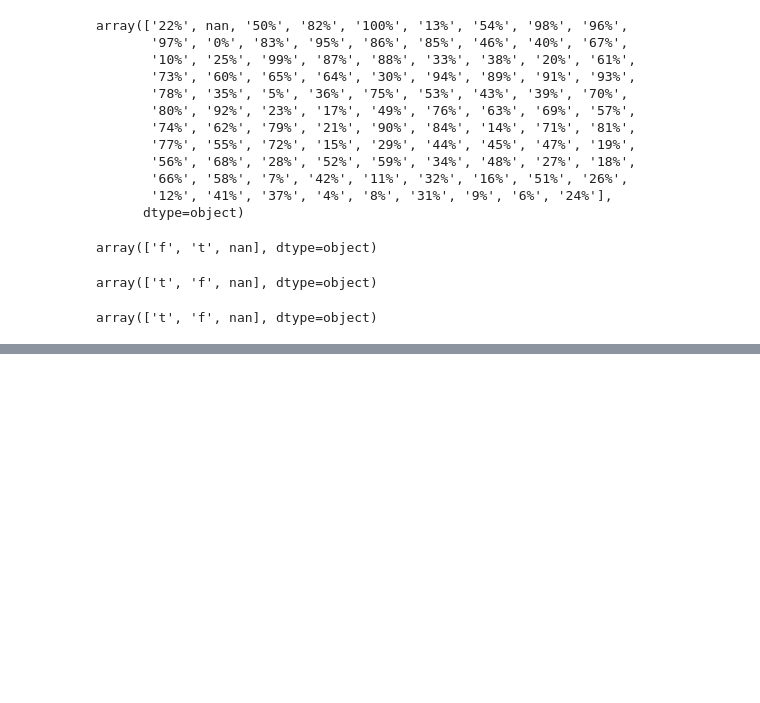
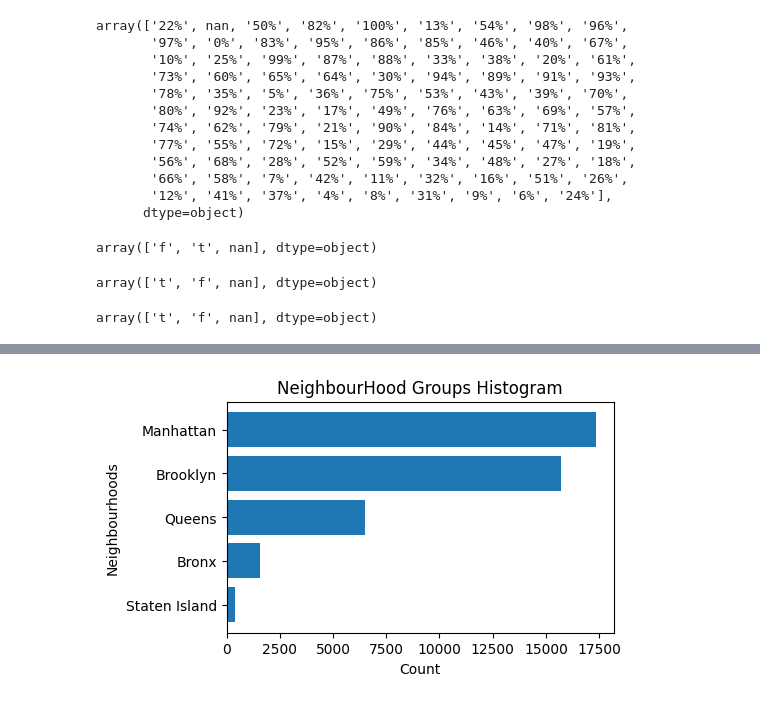
Before and after one commit to akshi-saxena/airbnb-price-prediction, a Jupyter notebook: Airbnb_Price_Prediction.ipynb, the cells around one changed output, grey strips where cells are left out. Drawn from its saved outputs; the diff is of its cells as text; code cells hidden in the pictures; blank space fills up the shorter version.

```diff
--- a/Airbnb_Price_Prediction.ipynb
+++ b/Airbnb_Price_Prediction.ipynb
@@ -215,0 +413,7 @@ array(["['email', 'phone', 'work_email']", "['email', 'phone']",
+# %%
+fig, ax = histogram_plot('NeighbourHood Groups Histogram', filtered_data['neighbourhood_group_cleansed'], thresh=200)
+fig.set_size_inches(5, 3)
+ax.set_xlabel('Count')
+ax.set_ylabel('Neighbourhoods');
+# %% [output]
+[figure, added]
```
Also changed, not shown: parts of 38 cells of this notebook.
